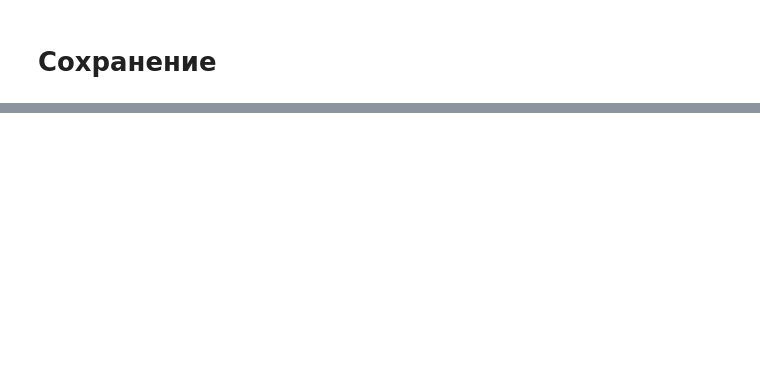
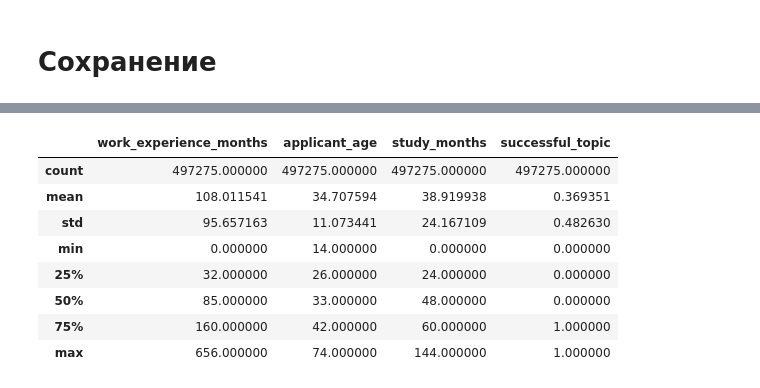
Before and after one commit to listens-to-spotify/-DA-NO-, a Jupyter notebook: preprocessing.ipynb, the cells around one changed output, grey strips where cells are left out. Drawn from its saved outputs; the diff is of its cells as text; code cells hidden in the pictures; blank space fills up the shorter version.

```diff
--- a/preprocessing.ipynb
+++ b/preprocessing.ipynb
@@ -313,0 +331,12 @@ df.to_csv('processed-hh-ru.csv', index=False)
+# %%
+df[df.applicant_age <= 74].describe()
+# %% [output]
+|  | work_experience_months | applicant_age | study_months | successful_topic |
+| count | 497275.000000 | 497275.000000 | 497275.000000 | 497275.000000 |
+| mean | 108.011541 | 34.707594 | 38.919938 | 0.369351 |
+| std | 95.657163 | 11.073441 | 24.167109 | 0.482630 |
+| min | 0.000000 | 14.000000 | 0.000000 | 0.000000 |
+| 25% | 32.000000 | 26.000000 | 24.000000 | 0.000000 |
+| 50% | 85.000000 | 33.000000 | 48.000000 | 0.000000 |
+| 75% | 160.000000 | 42.000000 | 60.000000 | 1.000000 |
+| max | 656.000000 | 74.000000 | 144.000000 | 1.000000 |
```
Also changed, not shown: parts of 12 cells of this notebook.
